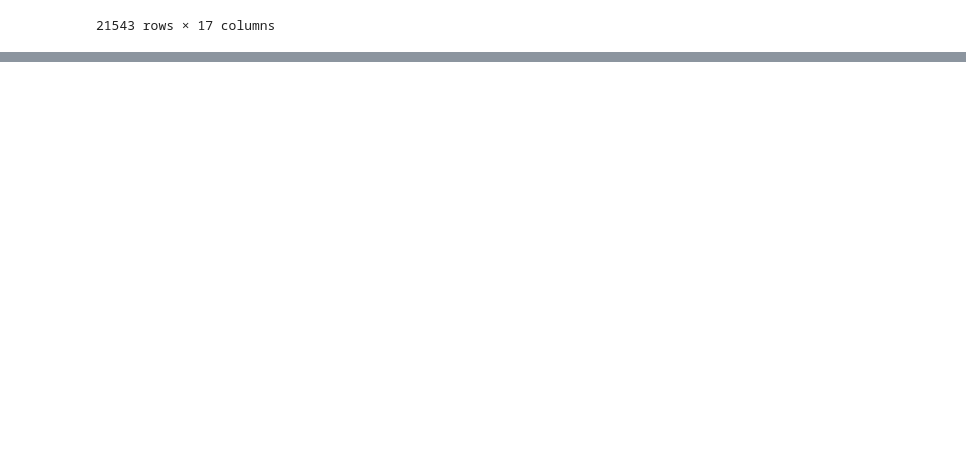
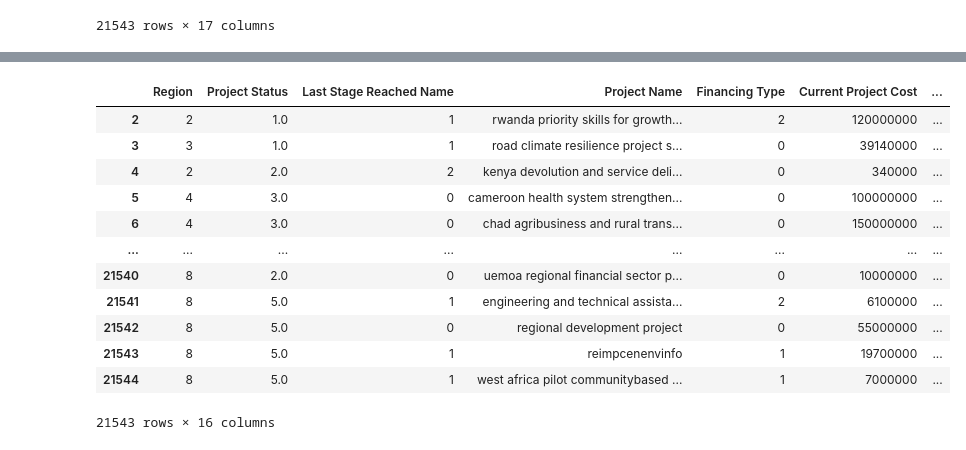
Before and after one commit to anjaliagarwal152615/world-bank-data-analysis-, a Jupyter notebook: world_bank.ipynb, the cells around one changed output, grey strips where cells are left out. Cells and saved outputs as stored; diff of their text form; code cells hidden in the pictures; blank space fills up the shorter version.

```diff
--- a/world_bank.ipynb
+++ b/world_bank.ipynb
@@ -389,3 +418,39 @@ df['Sector 2'] = df['Sector 2'].apply(lambda x: ' '.join(x))
 df['Sector 3'] = df['Sector 3'].apply(lambda x: ' '.join(x))
 df['Theme 1'] = df['Theme 1'].apply(lambda x: ' '.join(x))
 df['Theme 2'] = df['Theme 2'].apply(lambda x: ' '.join(x))
+# %%
+
+def preprocess(text):
+    text = text.lower()
+    text=text.strip()
+    text=re.compile('<.*?>').sub('', text)
+    text = re.compile('[%s]' % re.escape(string.punctuation)).sub(' ', text)
+    text = re.sub('\s+', ' ', text)
+    text = re.sub(r'\[[0-9]*\]',' ',text)
+    text=re.sub(r'[^\w\s]', '', str(text).lower().strip())
+    text = re.sub(r'\d',' ',text)
+    text = re.sub(r'\s+',' ',text)
+    return text
+
+df['Project Name'] = df['Project Name'].apply(preprocess)
+df['Sector 1'] = df['Sector 1'].apply(preprocess)
+df['Sector 2'] = df['Sector 2'].apply(preprocess)
+df['Sector 3'] = df['Sector 3'].apply(preprocess)
+df['Theme 1'] = df['Theme 1'].apply(preprocess)
+df['Theme 2'] = df['Theme 2'].apply(preprocess)
+# %%
+df
+# %% [output]
+|  | Region | Project Status | Last Stage Reached Name | Project Name | Financing Type | Current Project Cost | ... |
+| 2 | 2 | 1.0 | 1 | rwanda priority skills for growth... | 2 | 120000000 | ... |
+| 3 | 3 | 1.0 | 1 | road climate resilience project s... | 0 | 39140000 | ... |
+| 4 | 2 | 2.0 | 2 | kenya devolution and service deli... | 0 | 340000 | ... |
+| 5 | 4 | 3.0 | 0 | cameroon health system strengthen... | 0 | 100000000 | ... |
+| 6 | 4 | 3.0 | 0 | chad agribusiness and rural trans... | 0 | 150000000 | ... |
+| ... | ... | ... | ... | ... | ... | ... | ... |
+| 21540 | 8 | 2.0 | 0 | uemoa regional financial sector p... | 0 | 10000000 | ... |
+| 21541 | 8 | 5.0 | 1 | engineering and technical assista... | 2 | 6100000 | ... |
+| 21542 | 8 | 5.0 | 0 | regional development project | 0 | 55000000 | ... |
+| 21543 | 8 | 5.0 | 1 | reimpcenenvinfo | 1 | 19700000 | ... |
+| 21544 | 8 | 5.0 | 1 | west africa pilot communitybased ... | 1 | 7000000 | ... |
+21543 rows × 16 columns
```
Also changed, not shown: parts of 12 cells of this notebook.
